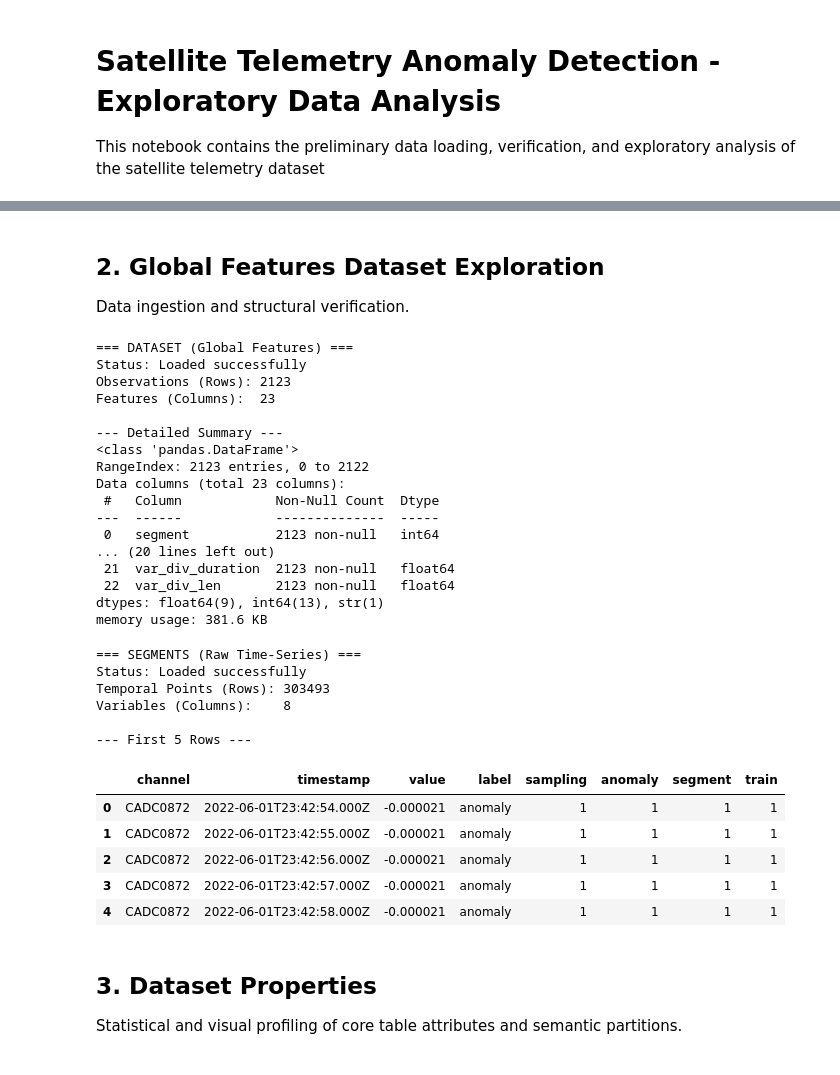
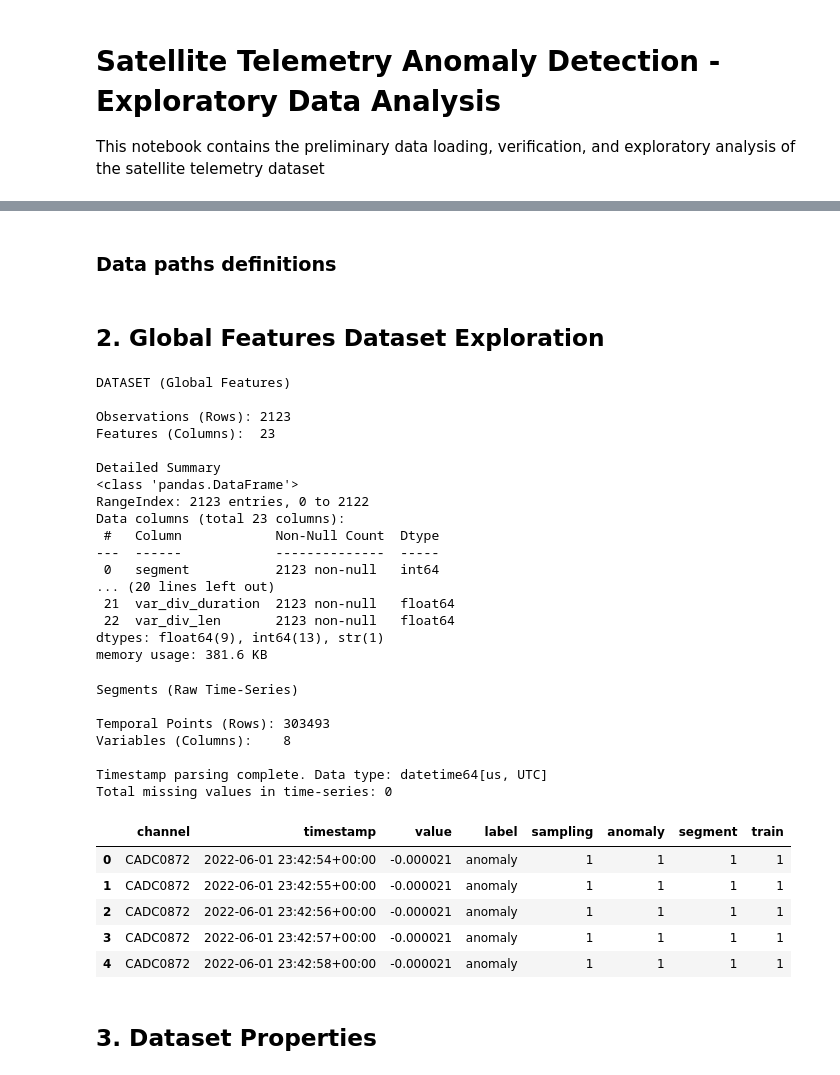
Before and after one commit to darioliotta/AD-Satellite-Telemetry, a Jupyter notebook: notebooks/exploratory_analysis.ipynb, the cells around one changed output, grey strips where cells are left out. Saved outputs shown, nothing was run; the diff lists cells and outputs as text; code cells hidden in the pictures.

```diff
--- a/notebooks/exploratory_analysis.ipynb
+++ b/notebooks/exploratory_analysis.ipynb
@@ -13,27 +35,32 @@ import matplotlib.pyplot as plt
+# %% [markdown]
+### Data paths definitions
 # %%
-DATASET_PATH  = "../data/dataset.csv"
-SEGMENTS_PATH = "../data/segments.csv"
+RAW_DATA_DIR = "../data"
+PROCESSED_DATA_DIR = "../data/processed"
+
+DATASET_PATH  = os.path.join(RAW_DATA_DIR, "dataset.csv")
+SEGMENTS_PATH = os.path.join(RAW_DATA_DIR, "segments.csv")
+
+os.makedirs(PROCESSED_DATA_DIR, exist_ok=True)
 # %% [markdown]
 ## 2. Global Features Dataset Exploration
-Data ingestion and structural verification.
 # %%
 if os.path.exists(DATASET_PATH):
     df_dataset = pd.read_csv(DATASET_PATH)
-    print("=== DATASET (Global Features) ===")
-    print(f"Status: Loaded successfully")
+    print("DATASET (Global Features)\n")
     print(f"Observations (Rows): {df_dataset.shape[0]}")
     print(f"Features (Columns):  {df_dataset.shape[1]}\n")
-    print("--- Detailed Summary ---")
+    print("Detailed Summary")
     df_dataset.info()
 else:
     print(f"Error: Target file not found at {DATASET_PATH}")
 # %% [output]
-=== DATASET (Global Features) ===
-Status: Loaded successfully
+DATASET (Global Features)
+
 Observations (Rows): 2123
 Features (Columns):  23
 
---- Detailed Summary ---
+Detailed Summary
 <class 'pandas.DataFrame'>
 RangeIndex: 2123 entries, 0 to 2122
 Data columns (total 23 columns):
@@ -48,27 +75,32 @@ memory usage: 381.6 KB
 # %%
 if os.path.exists(SEGMENTS_PATH):
     df_segments = pd.read_csv(SEGMENTS_PATH)
-    print("=== SEGMENTS (Raw Time-Series) ===")
-    print(f"Status: Loaded successfully")
+    print("Segments (Raw Time-Series)\n")
     print(f"Temporal Points (Rows): {df_segments.shape[0]}")
     print(f"Variables (Columns):    {df_segments.shape[1]}\n")
-    print("--- First 5 Rows ---")
+
+    df_segments['timestamp'] = pd.to_datetime(df_segments['timestamp'])
+    df_segments = df_segments.sort_values(by=['channel', 'segment', 'timestamp']).reset_index(drop=True)
+    missing_count = df_segments.isnull().sum().sum()
+    print(f"Timestamp parsing complete. Data type: {df_segments['timestamp'].dtype}")
+    print(f"Total missing values in time-series: {missing_count}\n")
+
     display(df_segments.head())
 else:
     print(f"Error: Target file not found at {SEGMENTS_PATH}")
 # %% [output]
-=== SEGMENTS (Raw Time-Series) ===
-Status: Loaded successfully
+Segments (Raw Time-Series)
+
 Temporal Points (Rows): 303493
 Variables (Columns):    8
 
---- First 5 Rows ---
+Timestamp parsing complete. Data type: datetime64[us, UTC]
+Total missing values in time-series: 0
 |  | channel | timestamp | value | label | sampling | anomaly | segment | train |
-| 0 | CADC0872 | 2022-06-01T23:42:54.000Z | -0.000021 | anomaly | 1 | 1 | 1 | 1 |
-| 1 | CADC0872 | 2022-06-01T23:42:55.000Z | -0.000021 | anomaly | 1 | 1 | 1 | 1 |
-| 2 | CADC0872 | 2022-06-01T23:42:56.000Z | -0.000021 | anomaly | 1 | 1 | 1 | 1 |
-| 3 | CADC0872 | 2022-06-01T23:42:57.000Z | -0.000021 | anomaly | 1 | 1 | 1 | 1 |
-| 4 | CADC0872 | 2022-06-01T23:42:58.000Z | -0.000021 | anomaly | 1 | 1 | 1 | 1 |
+| 0 | CADC0872 | 2022-06-01 23:42:54+00:00 | -0.000021 | anomaly | 1 | 1 | 1 | 1 |
+| 1 | CADC0872 | 2022-06-01 23:42:55+00:00 | -0.000021 | anomaly | 1 | 1 | 1 | 1 |
+| 2 | CADC0872 | 2022-06-01 23:42:56+00:00 | -0.000021 | anomaly | 1 | 1 | 1 | 1 |
+| 3 | CADC0872 | 2022-06-01 23:42:57+00:00 | -0.000021 | anomaly | 1 | 1 | 1 | 1 |
+| 4 | CADC0872 | 2022-06-01 23:42:58+00:00 | -0.000021 | anomaly | 1 | 1 | 1 | 1 |
 # %% [markdown]
 ## 3. Dataset Properties
-Statistical and visual profiling of core table attributes and semantic partitions.
```
Also changed, not shown: parts of 32 cells of this notebook, 5 other files.
